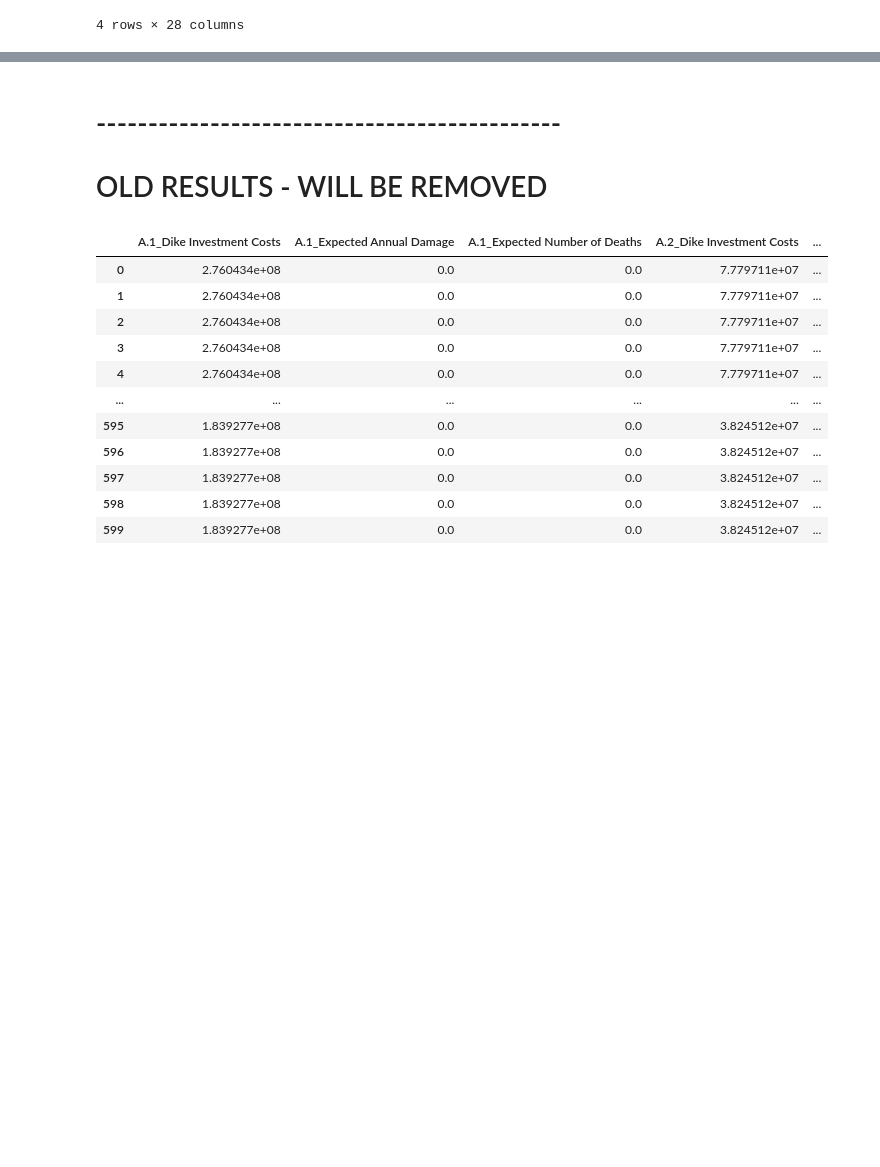
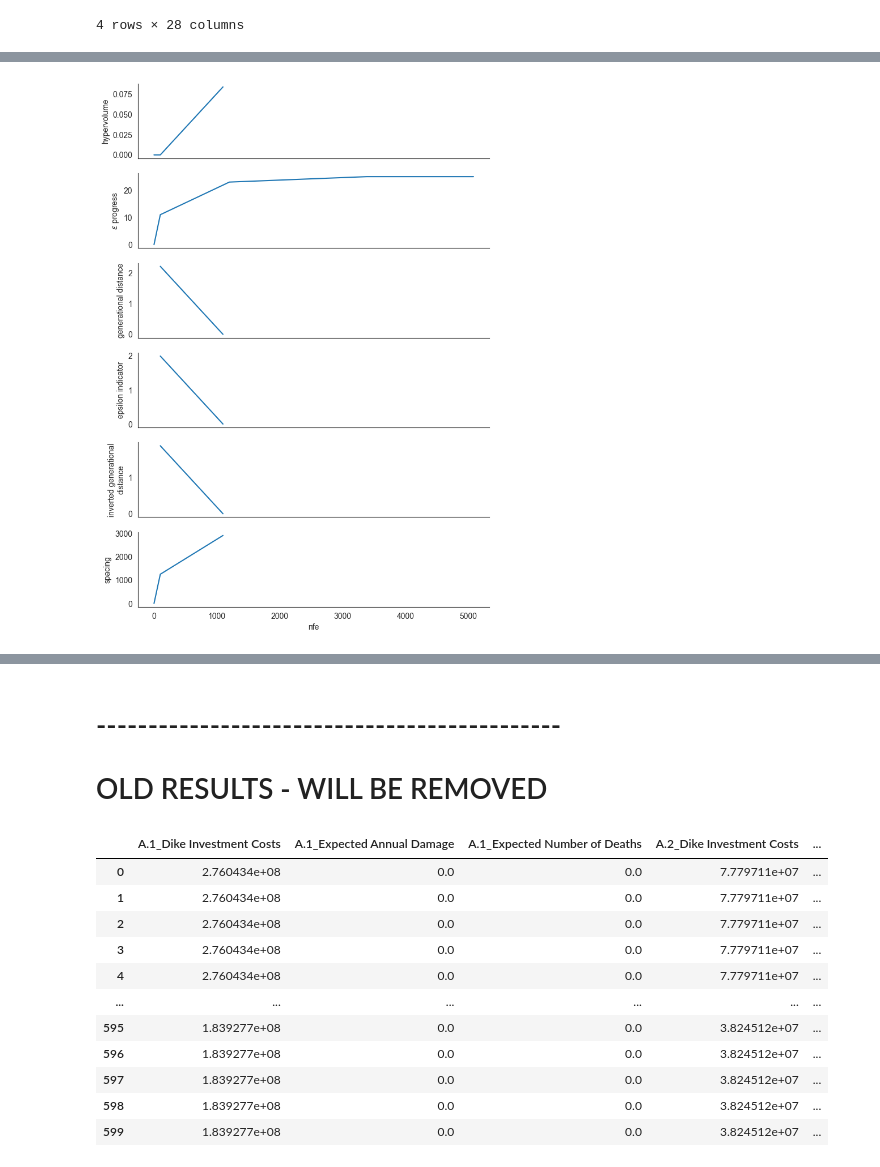
Before and after one commit to PancakeBun/epa141A_Labs_Group_Asians, a Jupyter notebook: final assignment/analysis.ipynb, the cells around one changed output, grey strips where cells are left out. Cells and saved outputs as stored; diff of their text form; code cells hidden in the pictures; blank space fills up the shorter version.

```diff
--- a/final assignment/analysis.ipynb
+++ b/final assignment/analysis.ipynb
@@ -435,0 +640,14 @@ constraints = [Constraint("max pollution", outcome_names="max_P",
+# %%
+archives = ArchiveLogger.load_archives(os.path.join('experiment', 'results_optimize_box_1_max_1.tar.gz'))
+for key in archives.keys():
+    archives[key] = archives[key].drop(columns='Unnamed: 0')
+    archives[key] = archives[key].rename(columns={ x: 'z_' + "_".join(x.split(" ")) for x in archives[key].columns})
+    archives[key] = archives[key].rename(columns={ x: x.replace('.', 'z') for x in archives[key].columns})
+reference_set = archives[max(archives.keys())] # this is the final archive
+
+metrics = calculate_metrics(archives, reference_set)
+plot_metrics(metrics, convergence)
+
+plt.show()
+# %% [output]
+[figure, added]
```
Also changed, not shown: parts of 15 cells of this notebook, 4 other files.
